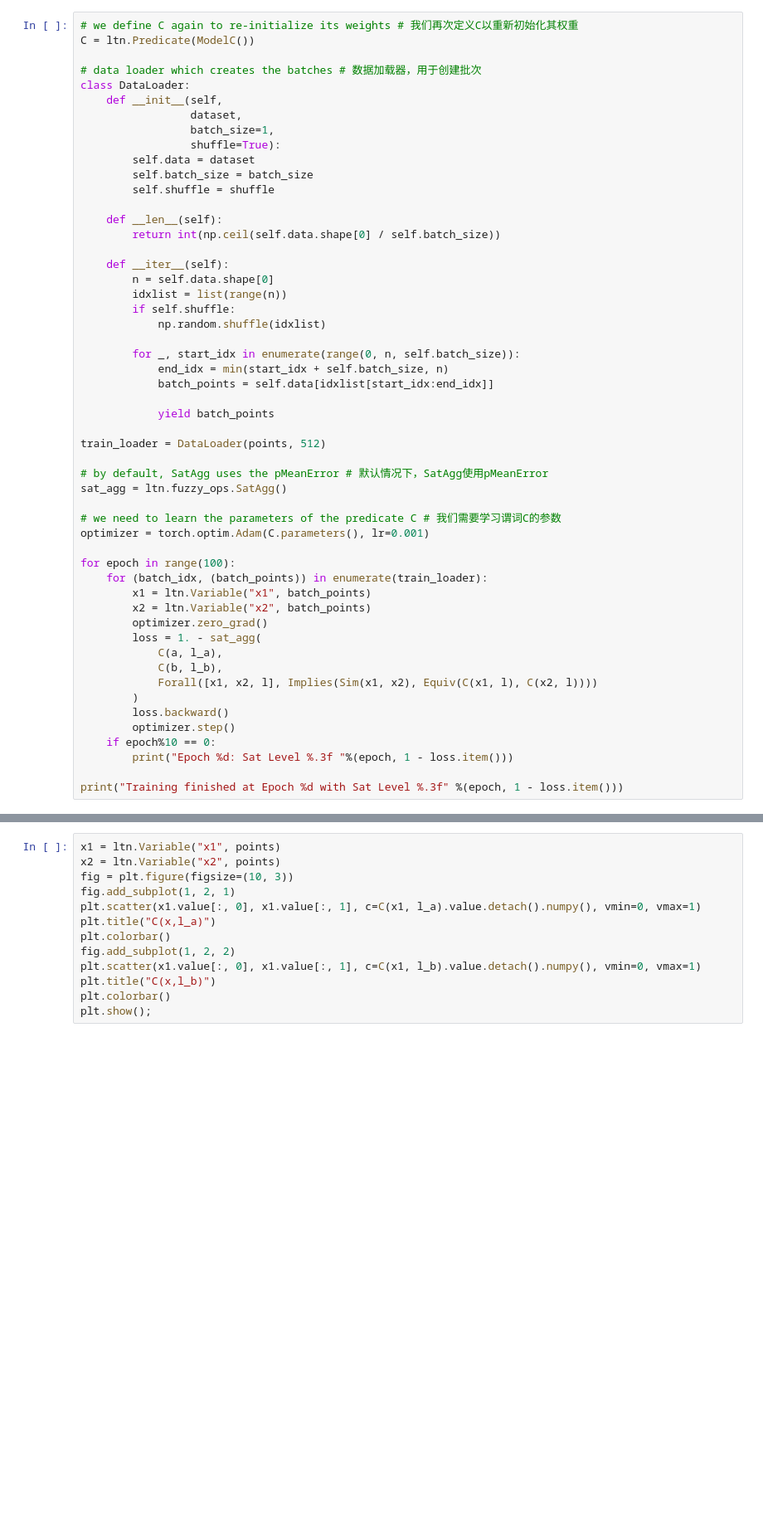
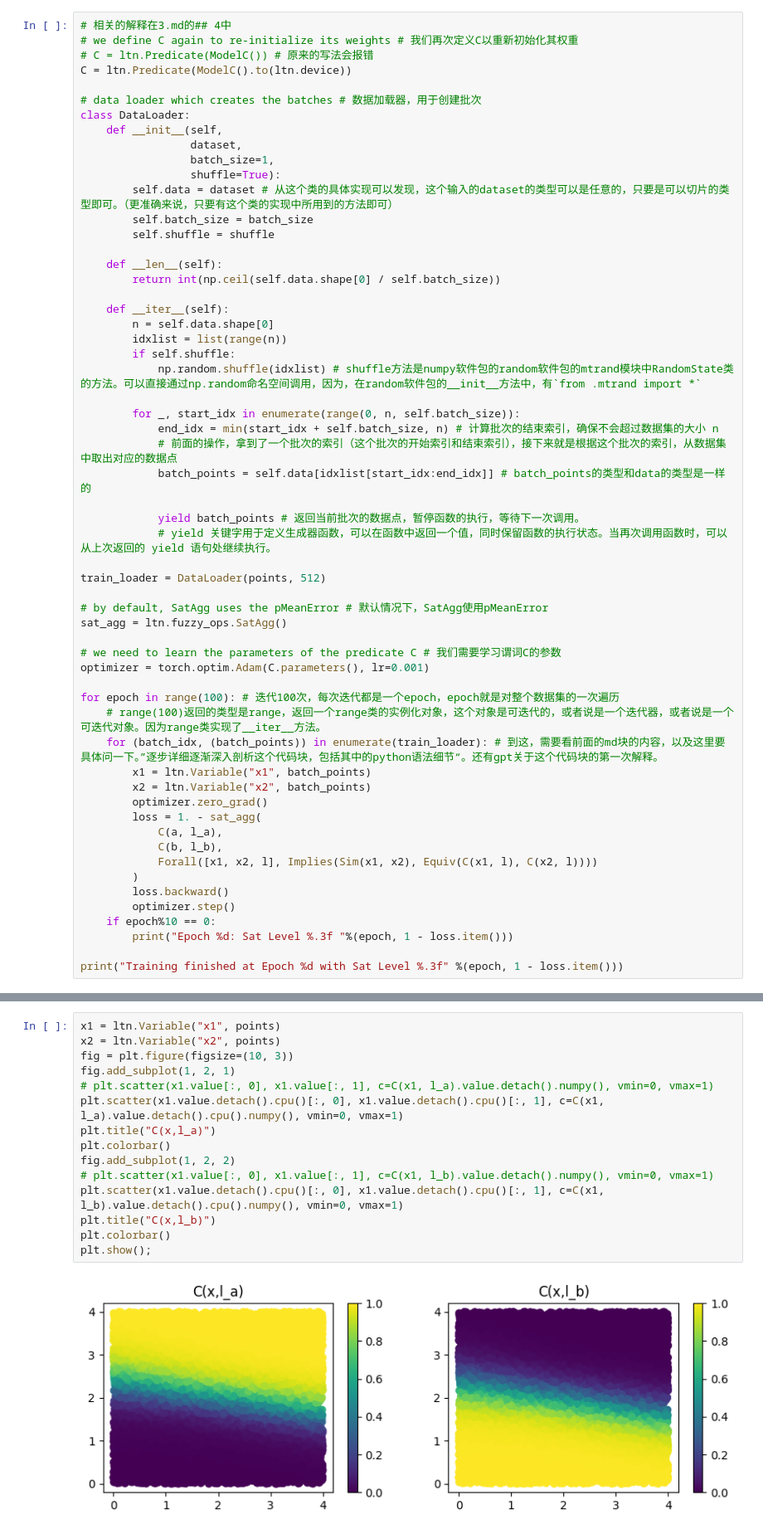
Before and after one commit to Tsuki-Gor/LTNtorch, a Jupyter notebook: tutorials/3-knowledgebase-and-learning.ipynb, the cells around one changed output, grey strips where cells are left out. Shown at 83% size. Cells and saved outputs as stored; diff of their text form; blank space fills up the shorter version.

```diff
--- a/tutorials/3-knowledgebase-and-learning.ipynb
+++ b/tutorials/3-knowledgebase-and-learning.ipynb
@@ -444,8 +473,10 @@ with the new data points contained in the batches.
 
 然后，如前所述，只需添加几行代码来迭代这些批次，并使用批次中包含的新数据点来绑定变量。
 # %%
+# 相关的解释在3.md的## 4中
 # we define C again to re-initialize its weights # 我们再次定义C以重新初始化其权重
-C = ltn.Predicate(ModelC())
+# C = ltn.Predicate(ModelC()) # 原来的写法会报错
+C = ltn.Predicate(ModelC().to(ltn.device))
 
 # data loader which creates the batches # 数据加载器，用于创建批次
 class DataLoader:
@@ -453,7 +484,7 @@ class DataLoader:
                  dataset,
                  batch_size=1,
                  shuffle=True):
-        self.data = dataset
+        self.data = dataset # 从这个类的具体实现可以发现，这个输入的dataset的类型可以是任意的，只要是可以切片的类型即可。（更准确来说，只要有这个类的实现中所用到的方法即可）
         self.batch_size = batch_size
         self.shuffle = shuffle
 
@@ -464,13 +495,15 @@ class DataLoader:
         n = self.data.shape[0]
         idxlist = list(range(n))
         if self.shuffle:
-            np.random.shuffle(idxlist)
+            np.random.shuffle(idxlist) # shuffle方法是numpy软件包的random软件包的mtrand模块中RandomState类的方法。可以直接通过np.random命名空间调用，因为，在random软件包的__init__方法中，有`from .mtrand import *`
 
         for _, start_idx in enumerate(range(0, n, self.batch_size)):
-            end_idx = min(start_idx + self.batch_size, n)
-            batch_points = self.data[idxlist[start_idx:end_idx]]
+            end_idx = min(start_idx + self.batch_size, n) # 计算批次的结束索引，确保不会超过数据集的大小 n
+            # 前面的操作，拿到了一个批次的索引（这个批次的开始索引和结束索引），接下来就是根据这个批次的索引，从数据集中取出对应的数据点
+            batch_points = self.data[idxlist[start_idx:end_idx]] # batch_points的类型和data的类型是一样的
 
-            yield batch_points
+            yield batch_points # 返回当前批次的数据点，暂停函数的执行，等待下一次调用。
+            # yield 关键字用于定义生成器函数，可以在函数中返回一个值，同时保留函数的执行状态。当再次调用函数时，可以从上次返回的 yield 语句处继续执行。
 
 train_loader = DataLoader(points, 512)
 
@@ -480,8 +513,9 @@ sat_agg = ltn.fuzzy_ops.SatAgg()
 # we need to learn the parameters of the predicate C # 我们需要学习谓词C的参数
 optimizer = torch.optim.Adam(C.parameters(), lr=0.001)
 
-for epoch in range(100):
-    for (batch_idx, (batch_points)) in enumerate(train_loader):
+for epoch in range(100): # 迭代100次，每次迭代都是一个epoch，epoch就是对整个数据集的一次遍历
+    # range(100)返回的类型是range，返回一个range类的实例化对象，这个对象是可迭代的，或者说是一个迭代器，或者说是一个可迭代对象。因为range类实现了__iter__方法。
+    for (batch_idx, (batch_points)) in enumerate(train_loader): # 到这，需要看前面的md块的内容，以及这里要具体问一下。”逐步详细逐渐深入剖析这个代码块，包括其中的python语法细节“。还有gpt关于这个代码块的第一次解释。
         x1 = ltn.Variable("x1", batch_points)
         x2 = ltn.Variable("x2", batch_points)
         optimizer.zero_grad()
@@ -515,13 +587,17 @@ does not know which is the correct class to assign to them.
 # %%
 x1 = ltn.Variable("x1", points)
 x2 = ltn.Variable("x2", points)
 fig = plt.figure(figsize=(10, 3))
 fig.add_subplot(1, 2, 1)
-plt.scatter(x1.value[:, 0], x1.value[:, 1], c=C(x1, l_a).value.detach().numpy(), vmin=0, vmax=1)
+# plt.scatter(x1.value[:, 0], x1.value[:, 1], c=C(x1, l_a).value.detach().numpy(), vmin=0, vmax=1)
+plt.scatter(x1.value.detach().cpu()[:, 0], x1.value.detach().cpu()[:, 1], c=C(x1, l_a).value.detach().cpu().numpy(), vmin=0, vmax=1)
 plt.title("C(x,l_a)")
 plt.colorbar()
 fig.add_subplot(1, 2, 2)
-plt.scatter(x1.value[:, 0], x1.value[:, 1], c=C(x1, l_b).value.detach().numpy(), vmin=0, vmax=1)
+# plt.scatter(x1.value[:, 0], x1.value[:, 1], c=C(x1, l_b).value.detach().numpy(), vmin=0, vmax=1)
+plt.scatter(x1.value.detach().cpu()[:, 0], x1.value.detach().cpu()[:, 1], c=C(x1, l_b).value.detach().cpu().numpy(), vmin=0, vmax=1)
 plt.title("C(x,l_b)")
 plt.colorbar()
 plt.show();
+# %% [output]
+[figure, added]
```
Also changed, not shown: parts of 9 cells of this notebook, 8 other files.
